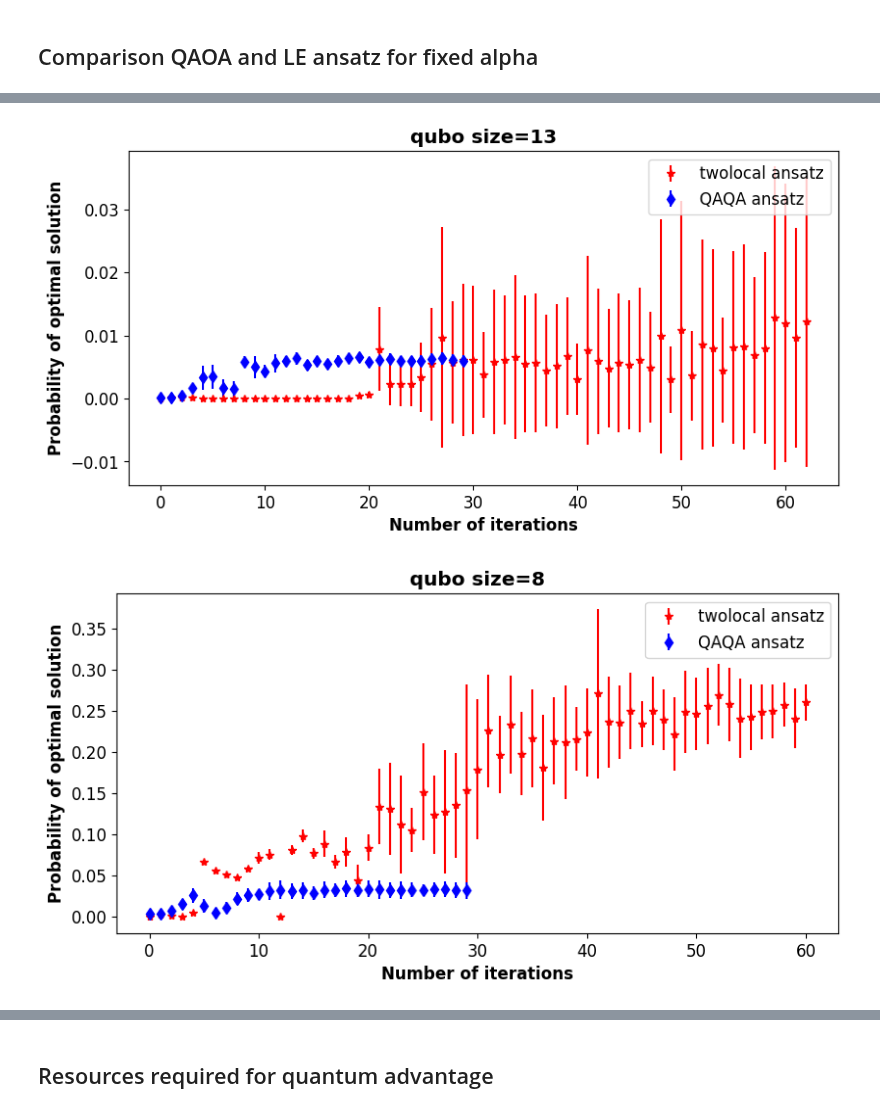
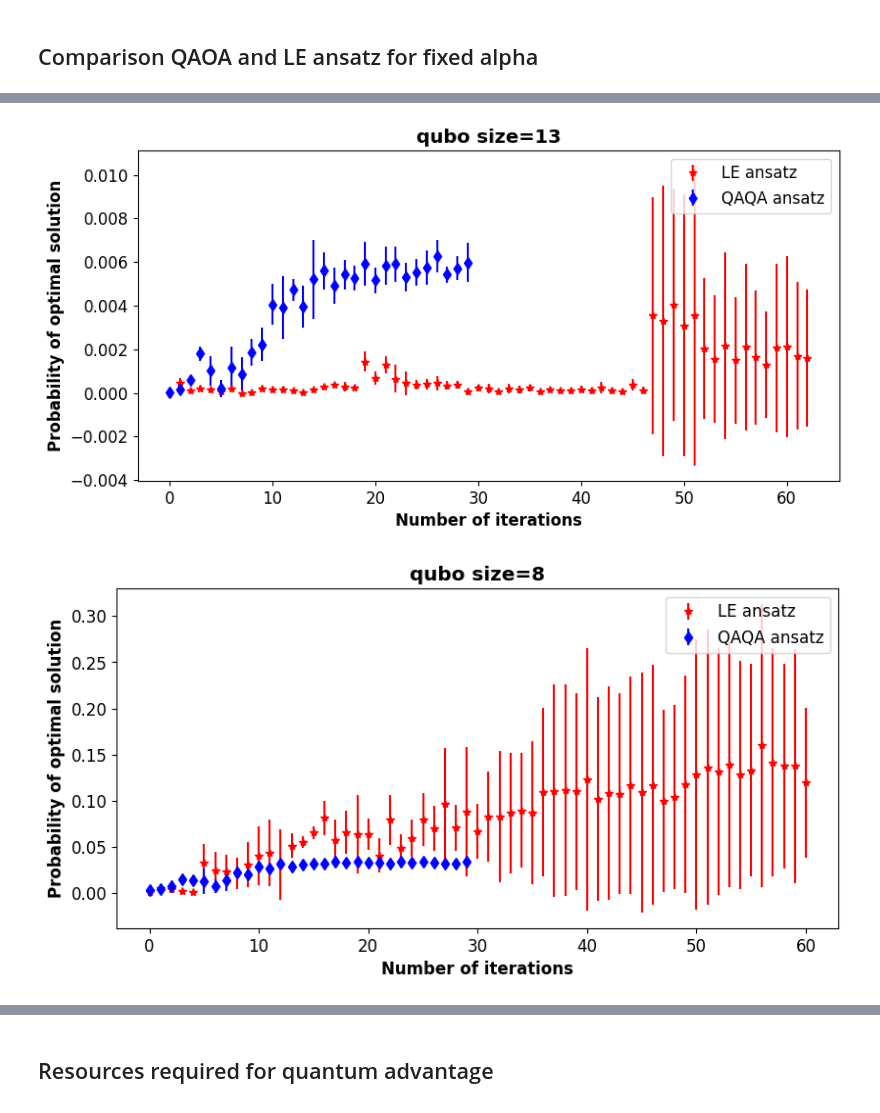
Before and after one commit to unitaryfund/aquapointer, a Jupyter notebook: notebooks/digital_benchmarking_resources.ipynb, the cells around one changed output, grey strips where cells are left out. Cells and saved outputs as stored; diff of their text form; code cells hidden in the pictures.

```diff
--- a/notebooks/solve_qubo_demo.ipynb
+++ b/notebooks/digital_benchmarking_resources.ipynb
@@ -148,7 +59,0 @@ nfevs_qaoa = run_optimization(vqe_qaoa, alphas, maxiter=20)
-# %%
-#EXAMPLE: linear entanglement ansatz
-
-vqe_linear = VQE(qubo=qubo, ansatz=twolocal_ansatz, ising_ham=ising_ham, sampler=sampler, params=np.zeros(0))
-alphas = [1.0, 0.75, 0.5, 0.25, 0.1]
-
-nfevs_linear = run_optimization(vqe_linear, alphas, maxiter=60)
@@ -166,13 +64,13 @@ nfevs_linear = run_optimization(vqe_linear, alphas, maxiter=60)
 # %%
 # EXAMPLE: QAQA
 
-alphas = [1.0, 0.75, 0.5, 0.25, 0.1]
+alpha = 0.9
 beta  = [0.7977]#, 0.7905, 0.5657]#, 0.4189]#, 0.3575, 0.3279, 0.2785, 0.1911, 0.1384, 0.0885]
 gamma = [0.0765]#, 0.1634, 0.3662]#, 0.5890]#, 0.7046, 0.7594, 0.8345, 0.9352, 0.9529, 0.9976]
 params = np.array(beta+gamma)
 vqe_qaoa = VQE(qubo=qubo, ansatz=qaoa_ansatz, ising_ham=ising_ham, sampler=sampler, params=params)
 
-vqe_qaoa.run(alpha=0.9, maxiter=10)
+vqe_qaoa.run(alpha=alpha, maxiter=10)
 vqe_qaoa.history
 # %% [output]
 [['1000', 0.0598, -0.010743767178636635],
@@ -254,7 +152,7 @@ for alpha in alphas:
             vqe_qaoa.params = params_qaoa
             vqe_qaoa.history = []
 
-            res = run_optimization_prob_opt_sol(vqe_qaoa, [alpha], maxiter=maxiter_qaoa)
+            vqe_qaoa.run(alpha=alpha, maxiter=maxiter_qaoa)
             history = vqe_qaoa.history
 
             # the following is a hacky way to make sure histories are of same length
@@ -273,7 +171,7 @@ for alpha in alphas:
             vqe_linear.params = params_linear
             vqe_linear.history = []
 
-            res = run_optimization_prob_opt_sol(vqe_linear, [alpha], maxiter=maxiter_linear)
+            vqe_linear.run(alpha=alpha, maxiter=maxiter_linear)
             history = vqe_linear.history
 
             # the following is a hacky way to make sure histories are of same length
@@ -399,14 +297,14 @@ plt.rcParams['axes.labelweight'] = 'bold'
 plt.rcParams['axes.titleweight'] = 'bold'
 
 for slice in range(6):
-    alpha_idx = -1
+    alpha_idx = -2
     number_of_iterations_qaoa = list(range(len(prob_opt_sol_qaoa_peralpha[alpha_idx][slice][0])))
     number_of_iterations_linear = list(range(len(prob_opt_sol_linear_peralpha[alpha_idx][slice][0])))
     errorbar_linear = np.std(prob_opt_sol_linear_peralpha[alpha_idx][slice], axis=0)
     errorbar_qaoa = np.std(prob_opt_sol_qaoa_peralpha[alpha_idx][slice], axis=0)
 
     plt.figure()
-    plt.errorbar(number_of_iterations_linear, np.mean(prob_opt_sol_linear_peralpha[alpha_idx][slice], axis=0), yerr=errorbar_linear, fmt='*r', label='twolocal ansatz')
+    plt.errorbar(number_of_iterations_linear, np.mean(prob_opt_sol_linear_peralpha[alpha_idx][slice], axis=0), yerr=errorbar_linear, fmt='*r', label='LE ansatz')
     plt.errorbar(number_of_iterations_qaoa, np.mean(prob_opt_sol_qaoa_peralpha[alpha_idx][slice], axis=0), yerr=errorbar_qaoa, fmt='db', label='QAQA ansatz')
     plt.legend()
     plt.title(f'qubo size={len(q.qubo_hamiltonian_pairs[slice][0])}')
@@ -422,2 +320,2 @@ for slice in range(6):
-[figure, old version]
+[figure, new version]
-[figure, old version]
+[figure, new version]
```
Also changed, not shown: parts of 9 cells of this notebook, 2 other files.
